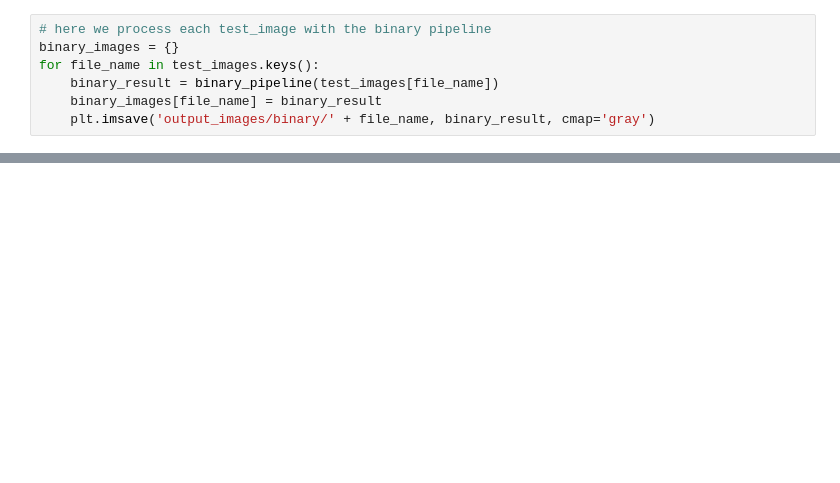
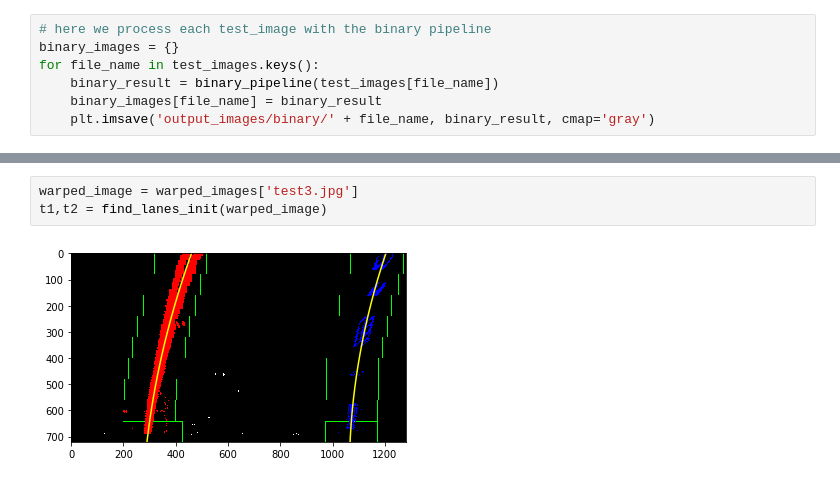
Before and after one commit to lukavia/CarND-Advanced-Lane-Lines, a Jupyter notebook: adv_lane_lines.ipynb, the cells around one changed output, grey strips where cells are left out. Drawn from its saved outputs; the diff is of its cells as text; blank space fills up the shorter version.

```diff
--- a/adv_lane_lines.ipynb
+++ b/adv_lane_lines.ipynb
@@ -158,0 +270,5 @@ for file_name in binary_images.keys():
+# %%
+warped_image = warped_images['test3.jpg']
+t1,t2 = find_lanes_init(warped_image)
+# %% [output]
+[figure, added]
```
Also changed, not shown: parts of 15 cells of this notebook, 36 other files.
